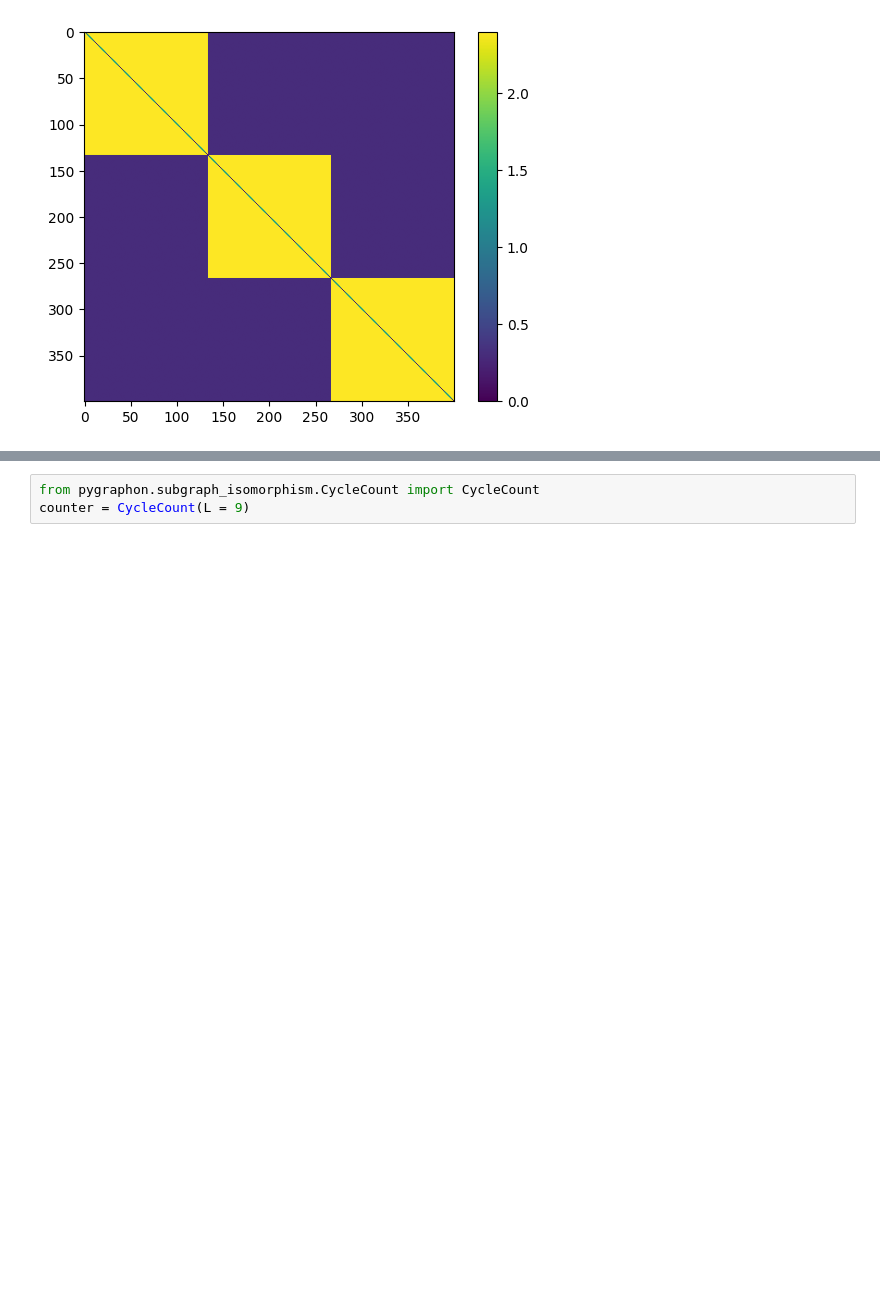
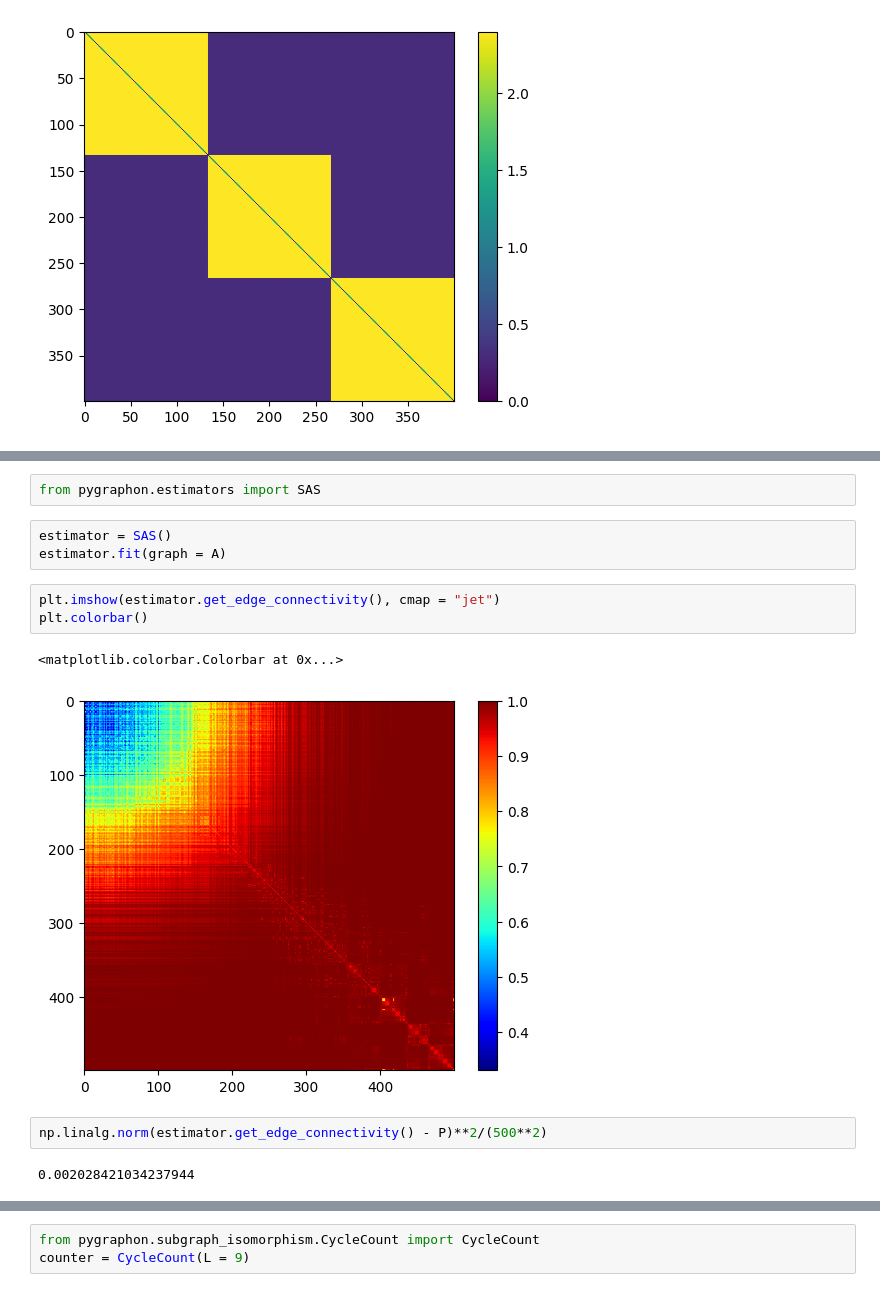
Before and after one commit to SDS-EPFL/pygraphon, a Jupyter notebook: dev/2022_10_01_test_estimators.ipynb, the cells around one changed output, grey strips where cells are left out. Saved outputs shown, nothing was run; the diff lists cells and outputs as text; blank space fills up the shorter version.

```diff
--- a/dev/2022_10_01_test_estimators.ipynb
+++ b/dev/2022_10_01_test_estimators.ipynb
@@ -48,0 +63,15 @@ edge_density(A)
+# %%
+from pygraphon.estimators import SAS
+# %%
+estimator = SAS()
+estimator.fit(graph = A)
+# %%
+plt.imshow(estimator.get_edge_connectivity(), cmap = "jet")
+plt.colorbar()
+# %% [output]
+<matplotlib.colorbar.Colorbar at 0x...>
+[figure, added]
+# %%
+np.linalg.norm(estimator.get_edge_connectivity() - P)**2/(500**2)
+# %% [output]
+0.002028421034237944
```
Also changed, not shown: parts of 11 cells of this notebook, 12 other files.
